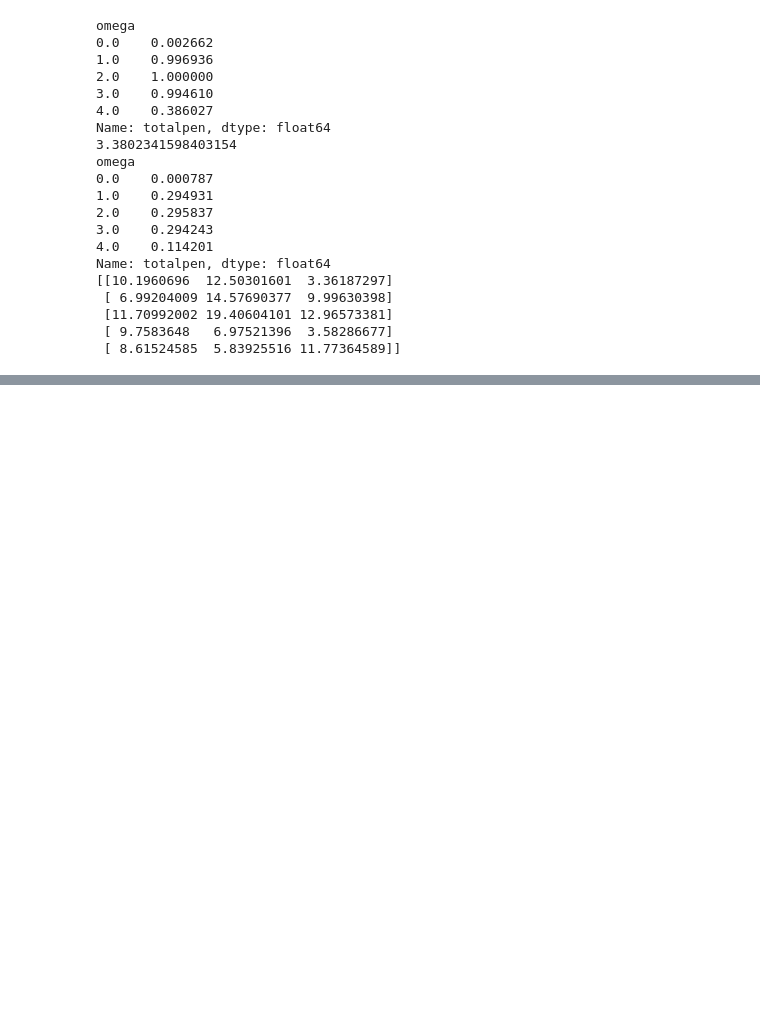
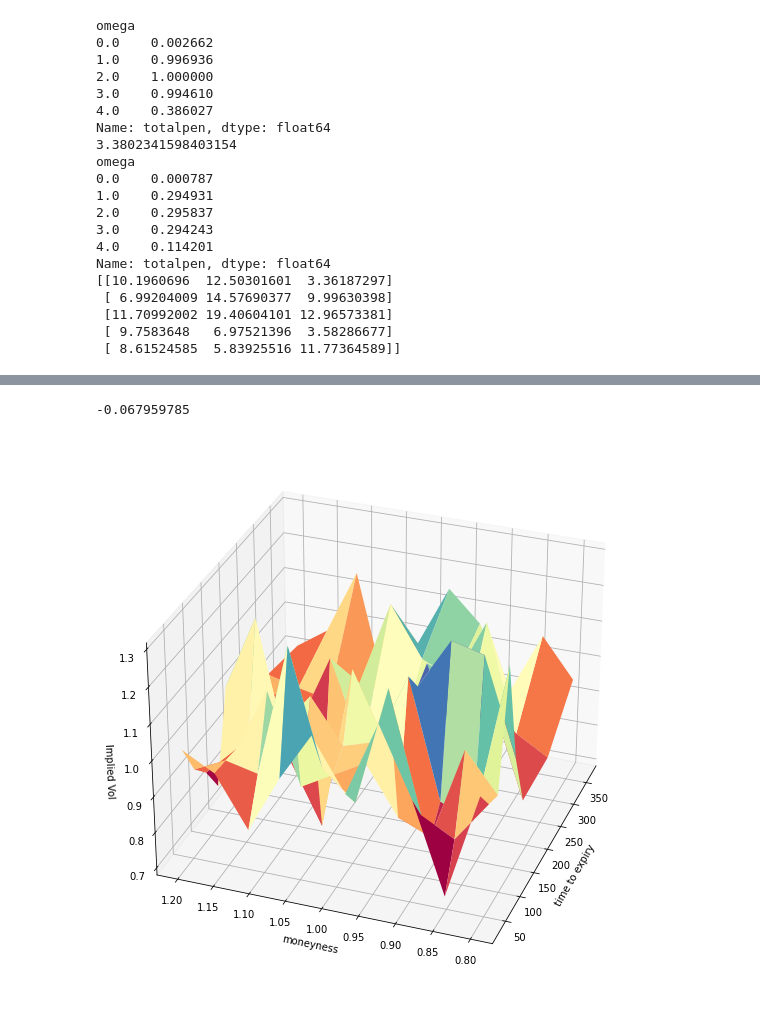
Before and after one commit to DavidMal101/Topics-in-Quant-Finance, a Jupyter notebook: Topics in Quant Finance.ipynb, the cells around one changed output, grey strips where cells are left out. Saved outputs shown, nothing was run; the diff lists cells and outputs as text; code cells hidden in the pictures; blank space fills up the shorter version.

Commit message:
Added output of conditional gan generator
Also includes arbitrage penalties applied to fake generated vol surf

```diff
--- a/Topics in Quant Finance.ipynb
+++ b/Topics in Quant Finance.ipynb
@@ -1010,0 +1041,3 @@ Epoch 20/20
+# %%
+noise=np.random.normal(0,1,(len(test_dates)-1,16))
+noise.shape
@@ -1010,0 +1046,2 @@ Epoch 20/20
+# %%
+fake_surf=trained_gen.predict(tf.concat([noise,condition_test],axis=1))
@@ -1010,0 +1069,23 @@ Epoch 20/20
+# %%
+fake_surf[-1,0]
+# %% [output]
+-0.067959785
+# %%
+fake_vol=fake_surf[-1,1:]
+# %%
+fake_vol=np.reshape(fake_vol,(n,m)).T
+fake_vol=np.exp(fake_vol)
+# %%
+tt,mm=np.meshgrid(t_grid,m_grid)
+#volatility indexed by moneyess and days to expiry
+v=fake_vol
+fig=plt.figure(figsize=(10,10))
+ax=fig.add_subplot(111,projection='3d')
+ax.plot_surface(tt,mm,v,cmap='Spectral')
+ax.set_ylabel('moneyness')
+ax.set_xlabel('time to expiry')
+ax.set_zlabel('Implied Vol')
+ax.view_init(azim=200)
+plt.show()
+# %% [output]
+[figure, added]
```
Also changed, not shown: parts of 48 cells of this notebook.
